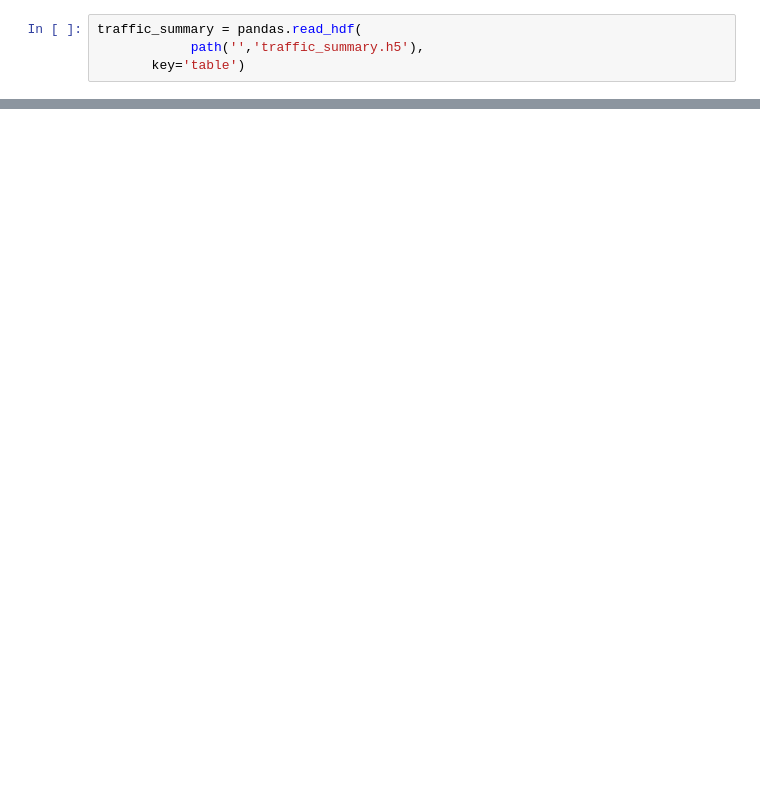
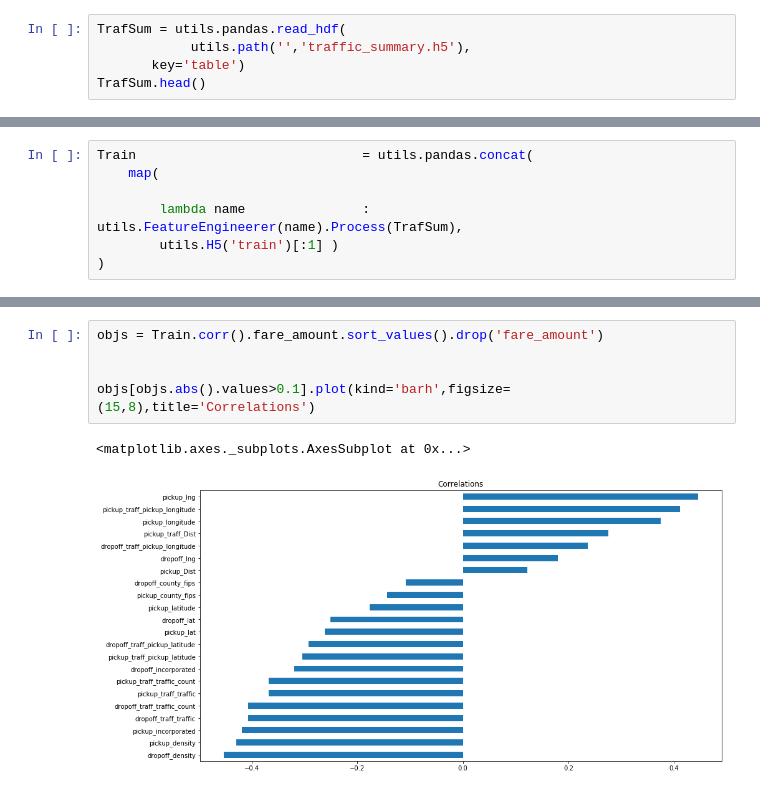
Before and after one commit to doudatadog/new_york_taxi_fare, a Jupyter notebook: Trainer.ipynb, the cells around one changed output, grey strips where cells are left out. Saved outputs shown, nothing was run; the diff lists cells and outputs as text; blank space fills up the shorter version.

```diff
--- a/Trainer.ipynb
+++ b/Trainer.ipynb
@@ -36,4 +5,5 @@ Train
 # %%
-traffic_summary = pandas.read_hdf(
-            path('','traffic_summary.h5'),
+TrafSum = utils.pandas.read_hdf(
+            utils.path('','traffic_summary.h5'),
        key='table')
+TrafSum.head()
@@ -100,0 +17,7 @@ Index([u'key', u'fare_amount', u'pickup_datetime', u'pickup_longitude',
+# %%
+Train                             = utils.pandas.concat(
+    map(
+
+        lambda name               : utils.FeatureEngineerer(name).Process(TrafSum),
+        utils.H5('train')[:1] )
+)
@@ -100,0 +34,8 @@ Index([u'key', u'fare_amount', u'pickup_datetime', u'pickup_longitude',
+# %%
+objs = Train.corr().fare_amount.sort_values().drop('fare_amount')
+
+
+objs[objs.abs().values>0.1].plot(kind='barh',figsize=(15,8),title='Correlations')
+# %% [output]
+<matplotlib.axes._subplots.AxesSubplot at 0x...>
+[figure, added]
```
Also changed, not shown: parts of 10 cells of this notebook, 2 other files.
